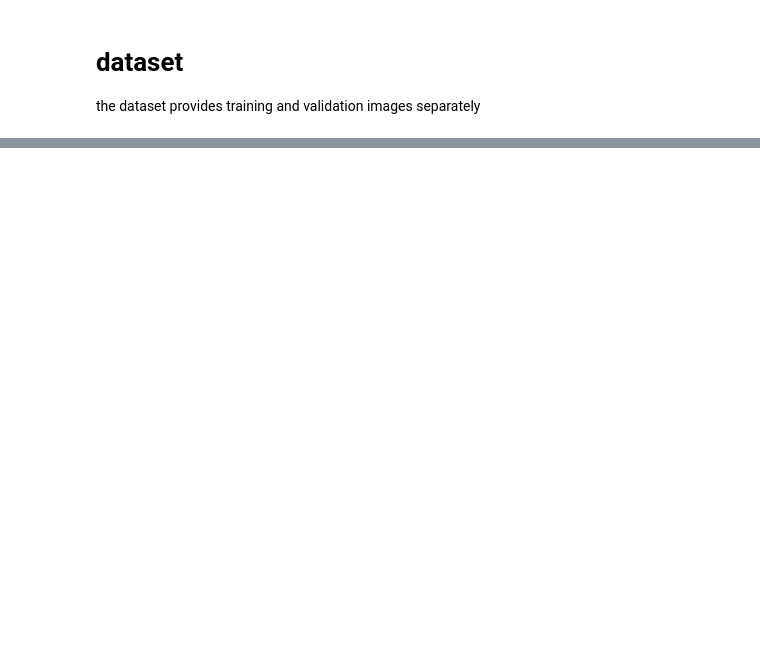
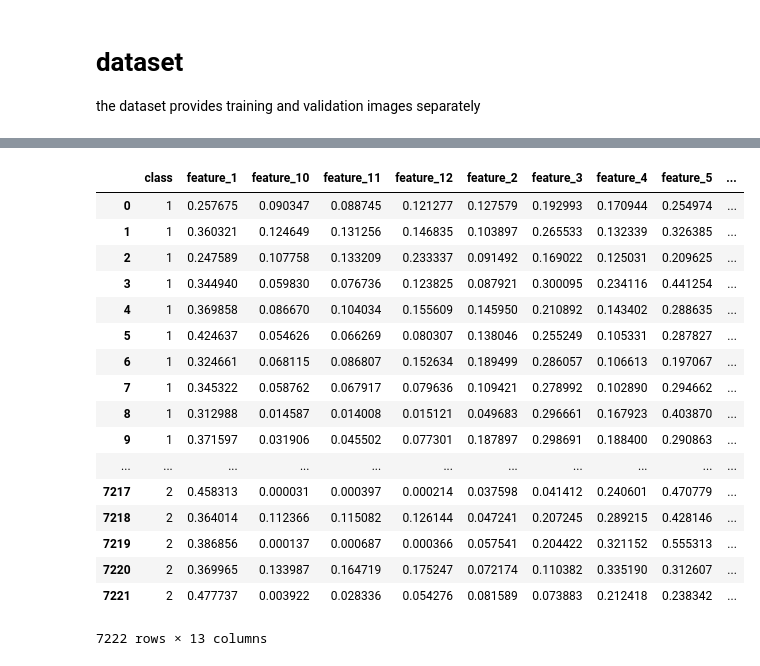
Before and after one commit to Jefersonalves/grape-diseases, a Jupyter notebook: 2_feature_engineering.ipynb, the cells around one changed output, grey strips where cells are left out. Cells and saved outputs as stored; diff of their text form; code cells hidden in the pictures; blank space fills up the shorter version.

```diff
--- a/2_feature_engineering.ipynb
+++ b/2_feature_engineering.ipynb
@@ -86,3 +127,22 @@ data_train_size = data_train.shape[0]
 # %%
 data_train_df = pd.DataFrame(data_train_features)
-train_data_df
+data_train_df
+# %% [output]
+|  | class | feature_1 | feature_10 | feature_11 | feature_12 | feature_2 | feature_3 | feature_4 | feature_5 | ... |
+| 0 | 1 | 0.257675 | 0.090347 | 0.088745 | 0.121277 | 0.127579 | 0.192993 | 0.170944 | 0.254974 | ... |
+| 1 | 1 | 0.360321 | 0.124649 | 0.131256 | 0.146835 | 0.103897 | 0.265533 | 0.132339 | 0.326385 | ... |
+| 2 | 1 | 0.247589 | 0.107758 | 0.133209 | 0.233337 | 0.091492 | 0.169022 | 0.125031 | 0.209625 | ... |
+| 3 | 1 | 0.344940 | 0.059830 | 0.076736 | 0.123825 | 0.087921 | 0.300095 | 0.234116 | 0.441254 | ... |
+| 4 | 1 | 0.369858 | 0.086670 | 0.104034 | 0.155609 | 0.145950 | 0.210892 | 0.143402 | 0.288635 | ... |
+| 5 | 1 | 0.424637 | 0.054626 | 0.066269 | 0.080307 | 0.138046 | 0.255249 | 0.105331 | 0.287827 | ... |
+| 6 | 1 | 0.324661 | 0.068115 | 0.086807 | 0.152634 | 0.189499 | 0.286057 | 0.106613 | 0.197067 | ... |
+| 7 | 1 | 0.345322 | 0.058762 | 0.067917 | 0.079636 | 0.109421 | 0.278992 | 0.102890 | 0.294662 | ... |
+| 8 | 1 | 0.312988 | 0.014587 | 0.014008 | 0.015121 | 0.049683 | 0.296661 | 0.167923 | 0.403870 | ... |
+| 9 | 1 | 0.371597 | 0.031906 | 0.045502 | 0.077301 | 0.187897 | 0.298691 | 0.188400 | 0.290863 | ... |
+| ... | ... | ... | ... | ... | ... | ... | ... | ... | ... | ... |
+| 7217 | 2 | 0.458313 | 0.000031 | 0.000397 | 0.000214 | 0.037598 | 0.041412 | 0.240601 | 0.470779 | ... |
+| 7218 | 2 | 0.364014 | 0.112366 | 0.115082 | 0.126144 | 0.047241 | 0.207245 | 0.289215 | 0.428146 | ... |
+| 7219 | 2 | 0.386856 | 0.000137 | 0.000687 | 0.000366 | 0.057541 | 0.204422 | 0.321152 | 0.555313 | ... |
+| 7220 | 2 | 0.369965 | 0.133987 | 0.164719 | 0.175247 | 0.072174 | 0.110382 | 0.335190 | 0.312607 | ... |
+| 7221 | 2 | 0.477737 | 0.003922 | 0.028336 | 0.054276 | 0.081589 | 0.073883 | 0.212418 | 0.238342 | ... |
+7222 rows × 13 columns
```
Also changed, not shown: parts of 9 cells of this notebook.
